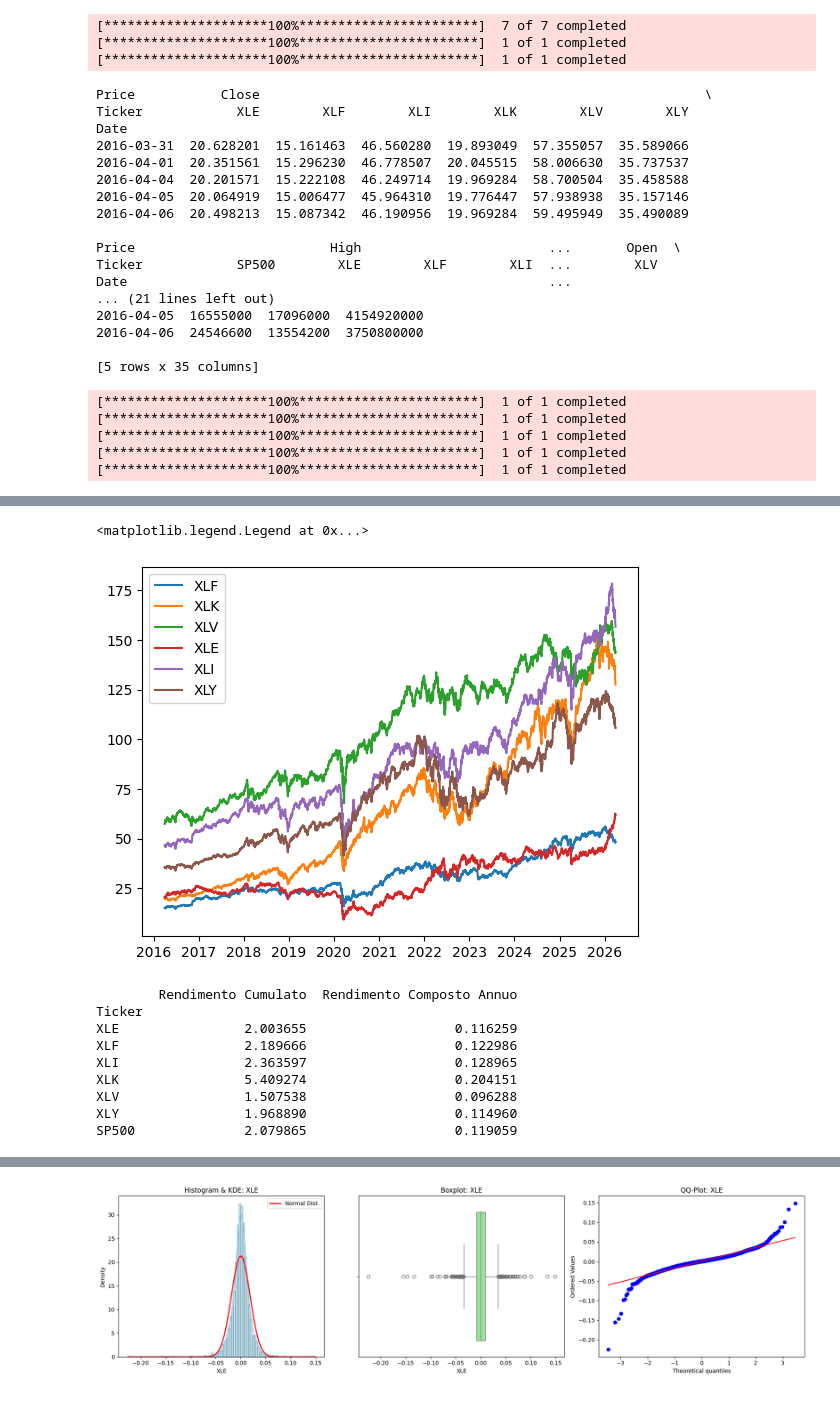
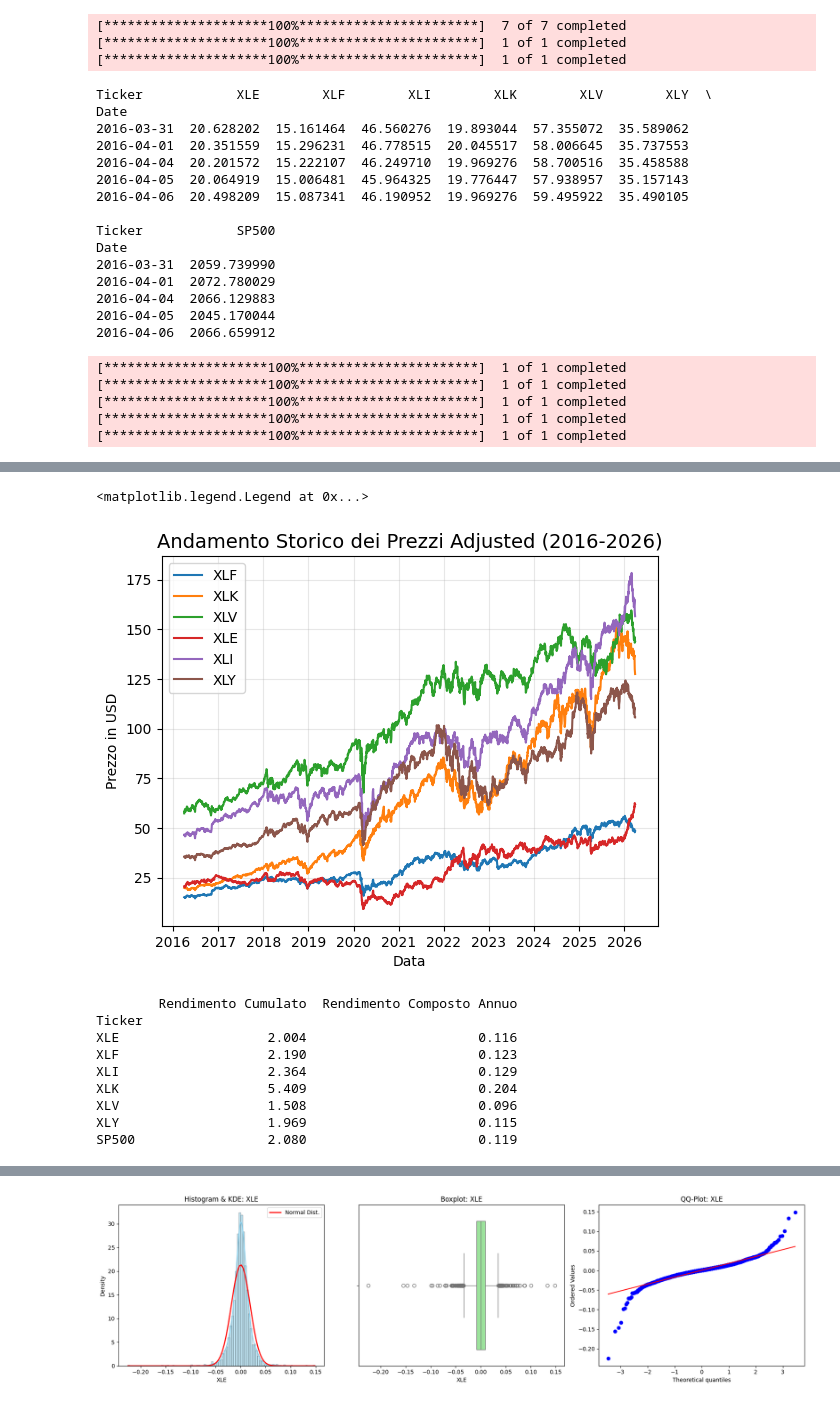
Before and after one commit to filipani/BISF_Uni_Course, a Jupyter notebook: Project.ipynb, the cells around one changed output, grey strips where cells are left out. Drawn from its saved outputs; the diff is of its cells as text; code cells hidden in the pictures.

```diff
--- a/Project.ipynb
+++ b/Project.ipynb
@@ -18,44 +18,42 @@ tickers = ['XLF', 'XLK', 'XLV', 'XLE', 'XLI', 'XLY', '^GSPC']
 
 data = yf.download(tickers, start=start, end=end)
 data=data.rename(columns={'^GSPC': 'SP500'})
-print(data.head())
+print(data['Close'].head())
 
-SP500 = yf.download('^GSPC', start, end)
+SP500 = yf.download('^GSPC', start, end, auto_adjust=True)
 SP500 = SP500.xs('^GSPC', axis=1, level = 'Ticker', drop_level=True)
 
-XLF = yf.download('XLF', start, end)
+XLF = yf.download('XLF', start, end, auto_adjust=True)
 XLF = XLF.xs('XLF', axis=1, level = 'Ticker', drop_level=True)
-XLK = yf.download('XLK', start, end)
+XLK = yf.download('XLK', start, end, auto_adjust=True)
 XLK = XLK.xs('XLK', axis=1, level = 'Ticker', drop_level=True)
-XLV = yf.download('XLV', start, end)
+XLV = yf.download('XLV', start, end, auto_adjust=True)
 XLV = XLV.xs('XLV', axis=1, level = 'Ticker', drop_level=True)
-XLE = yf.download('XLE', start, end)
+XLE = yf.download('XLE', start, end, auto_adjust=True)
 XLE = XLE.xs('XLE', axis=1, level = 'Ticker', drop_level=True)
-XLI = yf.download('XLI', start, end)
+XLI = yf.download('XLI', start, end, auto_adjust=True)
 XLI = XLI.xs('XLI', axis=1, level = 'Ticker', drop_level=True)
-XLY = yf.download('XLY', start, end)
+XLY = yf.download('XLY', start, end, auto_adjust=True)
 XLY = XLY.xs('XLY', axis=1, level = 'Ticker', drop_level=True)
 # %% [output]
 [*********************100%***********************]  7 of 7 completed
 [*********************100%***********************]  1 of 1 completed
 [*********************100%***********************]  1 of 1 completed
-Price           Close                                                         \
-Ticker            XLE        XLF        XLI        XLK        XLV        XLY
+Ticker            XLE        XLF        XLI        XLK        XLV        XLY  \
 Date
-2016-03-31  20.628201  15.161463  46.560280  19.893049  57.355057  35.589066
-2016-04-01  20.351561  15.296230  46.778507  20.045515  58.006630  35.737537
-2016-04-04  20.201571  15.222108  46.249714  19.969284  58.700504  35.458588
-2016-04-05  20.064919  15.006477  45.964310  19.776447  57.938938  35.157146
-2016-04-06  20.498213  15.087342  46.190956  19.969284  59.495949  35.490089
+2016-03-31  20.628202  15.161464  46.560276  19.893044  57.355072  35.589062
+2016-04-01  20.351559  15.296231  46.778515  20.045517  58.006645  35.737553
+2016-04-04  20.201572  15.222107  46.249710  19.969276  58.700516  35.458588
+2016-04-05  20.064919  15.006481  45.964325  19.776447  57.938957  35.157143
+2016-04-06  20.498209  15.087341  46.190952  19.969276  59.495922  35.490105
 
-Price                         High                        ...       Open  \
-Ticker            SP500        XLE        XLF        XLI  ...        XLV
-Date                                                      ...
-... (21 lines left out)
-2016-04-05  16555000  17096000  4154920000
-2016-04-06  24546600  13554200  3750800000
-
-[5 rows x 35 columns]
+Ticker            SP500
+Date
+2016-03-31  2059.739990
+2016-04-01  2072.780029
+2016-04-04  2066.129883
+2016-04-05  2045.170044
+2016-04-06  2066.659912
 [*********************100%***********************]  1 of 1 completed
 [*********************100%***********************]  1 of 1 completed
 [*********************100%***********************]  1 of 1 completed
@@ -64,12 +62,12 @@ Date                                                      ...
 # %%
 #visualizzo head di ogni ETF e un grafico con i prezzi di chiusura di tutti gli ETF
 
-print('State Street Financial Select Sector SPDR ETF\n', XLF.head())
-print('State Street Technology Select Sector SPDR ETF\n', XLK.head())
-print('State Street Healthcare Select Sector SPDR ETF\n', XLV.head())
-print('State Street Energy Select Sector SPDR ETF\n', XLE.head())
-print('State Street Industrials Select Sector SPDR ETF\n', XLI.head())
-print('State Street Consumer Discretionary Select Sector SPDR ETF\n', XLY.head())
+print('State Street Financial Select Sector SPDR ETF (XLF)\n', XLF.head())
+print('State Street Technology Select Sector SPDR ETF (XLK)\n', XLK.head())
+print('State Street Healthcare Select Sector SPDR ETF (XLV)\n', XLV.head())
+print('State Street Energy Select Sector SPDR ETF (XLE)\n', XLE.head())
+print('State Street Industrials Select Sector SPDR ETF (XLI)\n', XLI.head())
+print('State Street Consumer Discretionary Select Sector SPDR ETF (XLY)\n', XLY.head())
 
 plt.plot(XLF['Close'], label='XLF')
 plt.plot(XLK['Close'], label='XLK')
@@ -77,5 +75,9 @@ plt.plot(XLV['Close'], label='XLV')
 plt.plot(XLE['Close'], label='XLE')
 plt.plot(XLI['Close'], label='XLI')
 plt.plot(XLY['Close'], label='XLY')
+plt.title('Andamento Storico dei Prezzi Adjusted (2016-2026)', fontsize=14)
+plt.xlabel('Data')
+plt.ylabel('Prezzo in USD')
+plt.grid(True, alpha=0.3)
 plt.legend()
 # %% [output]
@@ -99,5 +101,5 @@ Date
 <matplotlib.legend.Legend at 0x...>
-[figure, old version]
+[figure, new version]
 # %%
 ##PUNTO 2
 #calcolo i rendimenti cumulati e composti annui
@@ -114,17 +116,17 @@ performance = pd.DataFrame({
     'Rendimento Composto Annuo': cagr
 })
 
-print(performance)
+print(performance.round(3))
 # %% [output]
         Rendimento Cumulato  Rendimento Composto Annuo
 Ticker
-XLE                2.003655                   0.116259
-XLF                2.189666                   0.122986
-XLI                2.363597                   0.128965
-XLK                5.409274                   0.204151
-XLV                1.507538                   0.096288
-XLY                1.968890                   0.114960
-SP500              2.079865                   0.119059
+XLE                   2.004                      0.116
+XLF                   2.190                      0.123
+XLI                   2.364                      0.129
+XLK                   5.409                      0.204
+XLV                   1.508                      0.096
+XLY                   1.969                      0.115
+SP500                 2.080                      0.119
 # %%
 #Calcolo dei rendimenti semplici e logaritmici
 
```
Also changed, not shown: parts of 2 cells of this notebook, 10 other files.
